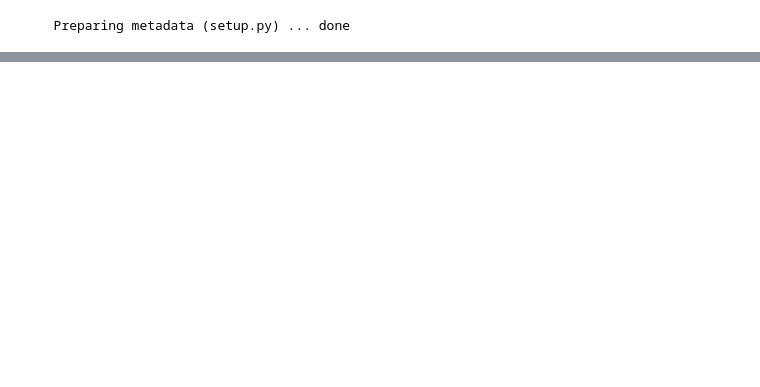
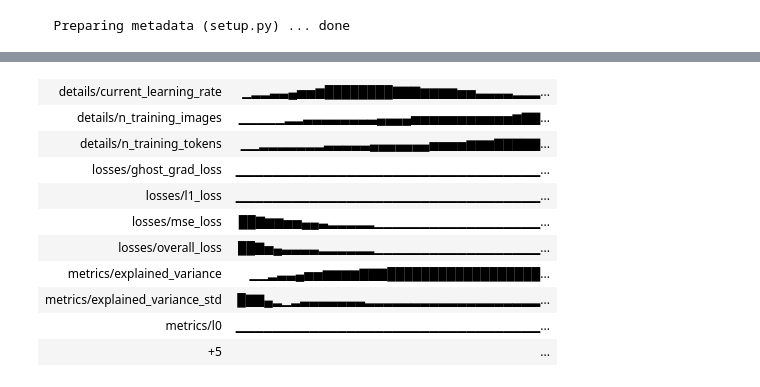
Before and after one commit to asharalam11/ViT-Prisma, a Jupyter notebook: colab/SAE_Training.ipynb, the cells around one changed output, grey strips where cells are left out. Cells and saved outputs as stored; diff of their text form; code cells hidden in the pictures; blank space fills up the shorter version.

Commit message:
Added SAE Training notebook

```diff
--- a/colab/SAE_Training.ipynb
+++ b/colab/SAE_Training.ipynb
@@ -295,12 +153,24 @@ import google.auth
 from googleapiclient.discovery import build
 from googleapiclient.http import MediaFileUpload
 
-FOLDER_ID = '16axcxIfAwW0ebpc_0NuJSeSy_RDY_zqt'
+PARENT_ID = FOLDER_ID
 _creds, _ = google.auth.default()
 _drive = build('drive', 'v3', credentials=_creds)
 
+FOLDER_NAME = f'sae_siglip_ckpt_{TAG}'
+q = (f"name='{FOLDER_NAME}' and '{PARENT_ID}' in parents "
+     "and mimeType='application/vnd.google-apps.folder' and trashed=false")
+hits = _drive.files().list(q=q, fields='files(id)').execute()['files']
+if hits:
+    SAE_FOLDER_ID = hits[0]['id']
+else:
+    meta = {'name': FOLDER_NAME, 'parents': [PARENT_ID],
+            'mimeType': 'application/vnd.google-apps.folder'}
+    SAE_FOLDER_ID = _drive.files().create(body=meta, fields='id').execute()['id']
+print(FOLDER_NAME, 'folder id:', SAE_FOLDER_ID)
+
 def upload_to_drive(path):
-    meta  = {'name': os.path.basename(path), 'parents': [FOLDER_ID]}
+    meta  = {'name': os.path.basename(path), 'parents': [SAE_FOLDER_ID]}
     media = MediaFileUpload(path, resumable=True)
-    f = _drive.files().create(body=meta, media_body=media, fields='id').execute()
-    print('Uploaded', path, '->', f['id'])
+    _drive.files().create(body=meta, media_body=media, fields='id').execute()
+    print('Uploaded', os.path.basename(path))
@@ -387,5 +187,5 @@ MessageError: User cancelled auth_user_ephemeral authorization
 # %%
-def make_cfg(layer, l1, passes):
+def make_cfg(layer, k, passes):
     cfg = VisionModelSAERunnerConfig(
         model_name=MODEL_ID,
         model_class_name='HookedViT',
@@ -393,35 +193,53 @@ def make_cfg(layer, l1, passes):
         layer_subtype=HOOK_POINT,
         d_in=768,
         expansion_factor=4,
-        context_size=196,
+        context_size=196,                # 14x14 patches, no CLS for SigLIP
+        image_size=224,
         activation_fn_str='topk',
-        activation_fn_kwargs={'k': 32},
-        image_size=224,
-        activation_fn_str='relu',
-        l1_coefficient=l1,
+        activation_fn_kwargs={'k': k},
+        l1_coefficient=1e-8,             # topk enforces sparsity; tiny nonzero avoids /0 in wandb logging
         lr=LR,
-        train_batch_size=4096,
+        train_batch_size=TRAIN_BATCH,
+        store_batch_size=STORE_BATCH,
+        n_batches_in_buffer=BUFFER_BATCHES,
         n_checkpoints=0,
-        log_to_wandb=False,
+        log_to_wandb=True,
+        wandb_project=WANDB_PROJECT,
+        wandb_entity=WANDB_ENTITY,
+        wandb_log_frequency=10,
         checkpoint_path=SAVE_DIR,
         verbose=False,
         _device=device,
     )
-    # library hardcodes dataset_size=1.3M; scale so num_epochs = `passes` over our real data
+    # library hardcodes dataset_size=1.3M; scale num_epochs so we get `passes` real passes
     cfg.num_epochs = passes * len(train_ds) / 1_300_000
     return cfg
 
-HOOK_POINT = 'hook_resid_post'
-L1 = 0.0
-K = 32
-PASSES = 3
+import os, re
 
+# --- resume guard: skip any layer already uploaded to Drive ---
+existing = _drive.files().list(
+    q=f"'{SAE_FOLDER_ID}' in parents and trashed=false",
+    fields='files(name)').execute()['files']
+done_layers = {int(m.group(1)) for f in existing
+               if (m := re.search(r'layer(\d+)\.pt$', f['name']))}
+print('already in Drive, will skip:', sorted(done_layers))
+
+# make a wandb connection hiccup wait/retry instead of killing the process
+os.environ.setdefault("WANDB__SERVICE_WAIT", "300")
+
+os.makedirs(SAVE_DIR, exist_ok=True)
 for LAYER in range(12):
-    cfg = make_cfg(LAYER, L1, PASSES)
+    if LAYER in done_layers:
+        print(f'skip layer {LAYER} (already done)')
+        continue
+    cfg = make_cfg(LAYER, K, PASSES)
     trainer = VisionSAETrainer(cfg, model, train_ds, eval_dataset=eval_ds)
+    trainer.cfg.run_name = f'{MODEL_ID.split("/")[-1]}_{HOOK_POINT}_{TAG}_layer{LAYER}'
     sae = trainer.run()
-    save_path = f'{SAVE_DIR}/sae_{MODEL_ID.split("/")[-1]}_{HOOK_POINT}_{L1_TAG}_layer{LAYER}.pt'
+    save_path = f'{SAVE_DIR}/sae_{MODEL_ID.split("/")[-1]}_{HOOK_POINT}_{TAG}_layer{LAYER}.pt'
     torch.save(sae.state_dict(), save_path)
     upload_to_drive(save_path)
-    print(f'=== layer {LAYER} done, L0/MSE in bar above ===')
+    wandb.finish()
+    print(f'=== layer {LAYER} done, L0/MSE in wandb ===')
 # %% [output]
@@ -428,0 +256,11 @@ Error:
+| details/current_learning_rate | ▁▂▂▃▃▄▅▅▆████████▇▇▇▆▆▆▆▅▅▃▃▃▃▂▂▂... |
+| details/n_training_images | ▁▁▁▁▁▂▂▃▃▃▃▃▃▃▃▄▄▄▄▅▅▅▅▅▅▅▅▅▅▅▆▇▇... |
+| details/n_training_tokens | ▁▁▂▂▂▂▂▂▂▃▃▃▃▃▄▄▄▄▄▄▄▅▅▅▅▆▆▆▇▇▇▇▇... |
+| losses/ghost_grad_loss | ▁▁▁▁▁▁▁▁▁▁▁▁▁▁▁▁▁▁▁▁▁▁▁▁▁▁▁▁▁▁▁▁▁... |
+| losses/l1_loss | ▁▁▁▁▁▁▁▁▁▁▁▁▁▁▁▁▁▁▁▁▁▁▁▁▁▁▁▁▁▁▁▁▁... |
+| losses/mse_loss | ██▇▆▆▅▅▄▄▃▂▂▂▂▂▁▁▁▁▁▁▁▁▁▁▁▁▁▁▁▁▁▁... |
+| losses/overall_loss | ██▇▅▄▃▃▃▃▂▂▂▂▂▂▁▁▁▁▁▁▁▁▁▁▁▁▁▁▁▁▁▁... |
+| metrics/explained_variance | ▁▁▂▃▃▄▅▅▆▆▆▆▇▇▇██████████████████... |
+| metrics/explained_variance_std | █▇▇▄▂▁▂▃▃▃▃▃▃▃▂▂▂▂▂▂▂▂▂▂▂▂▂▂▂▂▂▂▂... |
+| metrics/l0 | ▁▁▁▁▁▁▁▁▁▁▁▁▁▁▁▁▁▁▁▁▁▁▁▁▁▁▁▁▁▁▁▁▁... |
+| +5 | ... |
```
Also changed, not shown: parts of 29 cells of this notebook.
